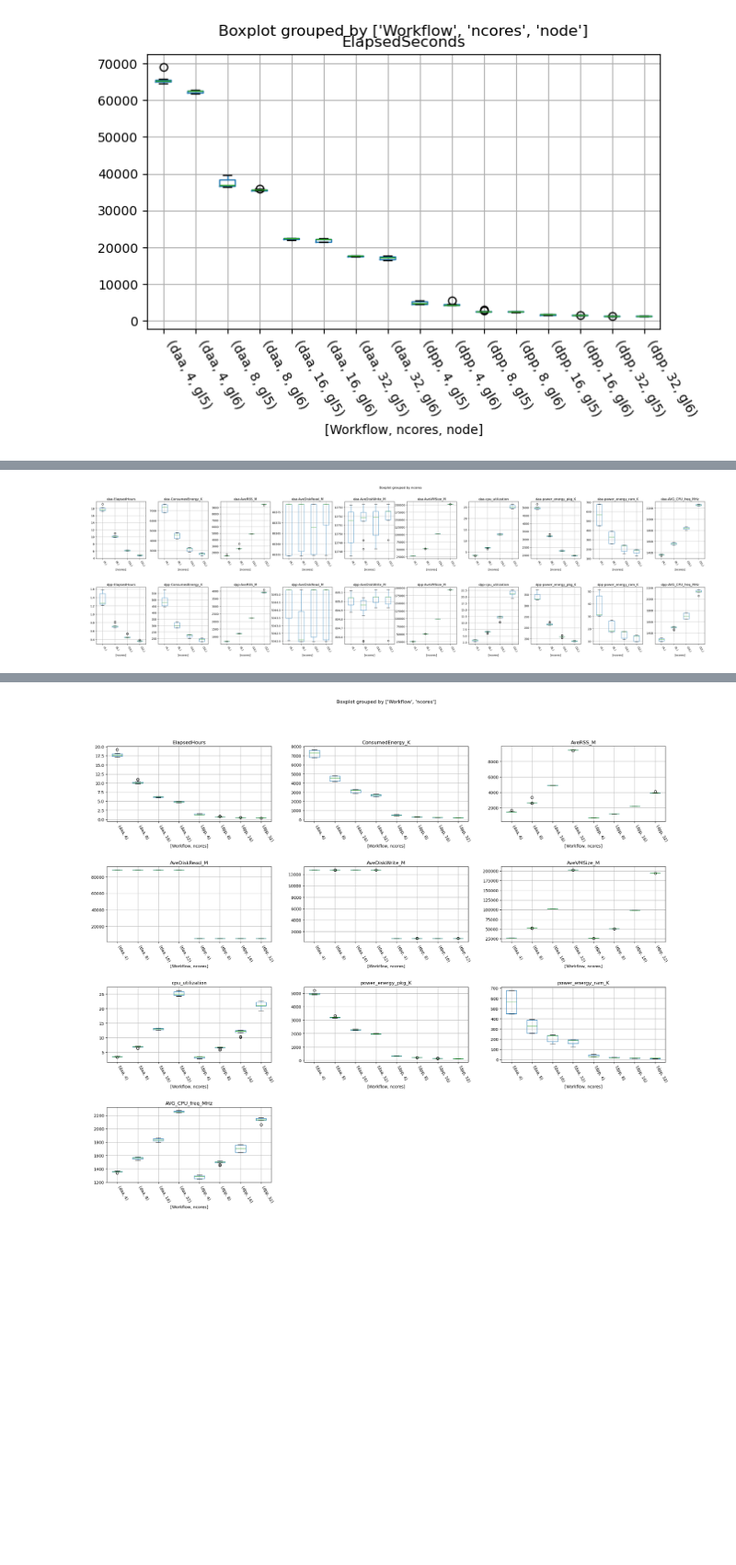
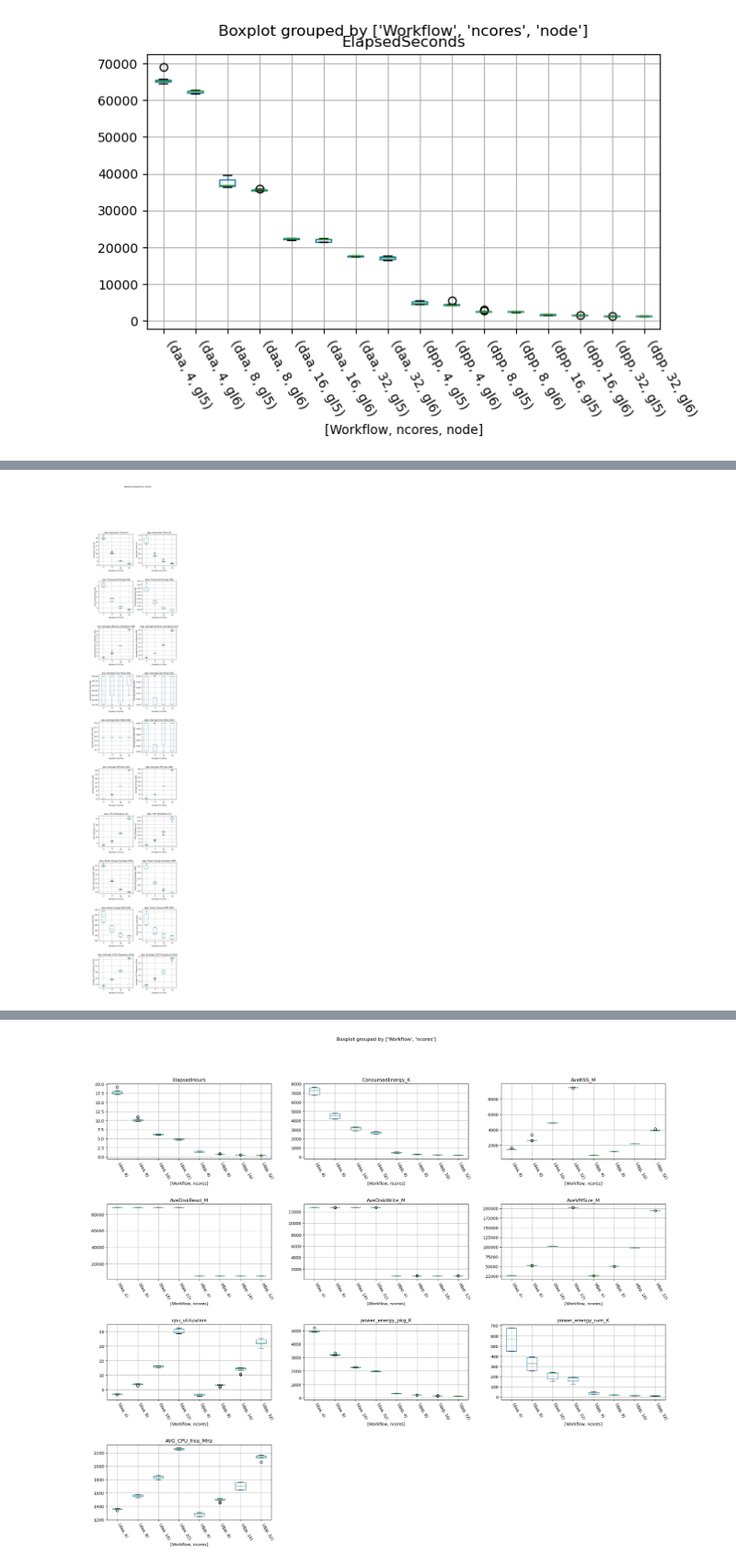
Before and after one commit to dmitrijs-voronovs/haddock-energy-consumption-optimization, a Jupyter notebook: data_analysis/OverallAnalysis.ipynb, the cells around one changed output, grey strips where cells are left out. Shown at 92% size. Drawn from its saved outputs; the diff is of its cells as text; code cells hidden in the pictures; blank space fills up the shorter version.

Commit message:
Update code for plotting

```diff
--- a/data_analysis/OverallAnalysis.ipynb
+++ b/data_analysis/OverallAnalysis.ipynb
@@ -87,11 +88,12 @@ def extract_params_from_local_file_name(dat):
 
 def append_job_data_columns(dat):
     for column in ['ConsumedEnergy', 'AveRSS', 'AveDiskRead', 'AveDiskWrite', 'AveVMSize', 'power_energy_pkg',
-                   'power_energy_ram', 'AVG_CPU_freq_MHz_K']:
+                   'power_energy_ram', 'AVG_CPU_freq_MHz']:
         dat[column] = dat[column].apply(convert_to_numeric)
-        dat[f"{column}_K"] = dat[column] / 1000
-        dat[f"{column}_M"] = dat[column] / 1_000_000
-        dat[f"{column}_G"] = dat[column] / 1_000_000_000
+        # ROUND IT TO 2 DECIMALS AFTER COMMA
+        dat[f"{column}_K"] = round(dat[column] / 1000, 2)
+        dat[f"{column}_M"] = round(dat[column] / 1_000_000, 2)
+        dat[f"{column}_G"] = round(dat[column] / 1_000_000_000, 2)
     dat['ElapsedSeconds'] = dat.Elapsed.apply(convert_elapsed_time)
     dat['ElapsedMinutes'] = dat.ElapsedSeconds / 60
     dat['ElapsedHours'] = dat.ElapsedMinutes / 60
@@ -407,21 +456,31 @@ fig.savefig('boxplot-overview-by-workflows.png')
 # %%
 # draw two plots based on workflow containing multiple boxplots with data_for_analysis distribution curve for each (ncores,node) agains ConsumedEnergy, then 2 plots agains AveRSS, AveDiskRead, AveDiskWrite, AveVMSize. Add titles to plots with workflow name. Make sure that it is one big plot that contains all the subplots.
 columns_to_plot = ['ElapsedHours', 'ConsumedEnergy_M', 'AveRSS_G', 'AveDiskRead_G', 'AveDiskWrite_G', 'AveVMSize_G',
                    'cpu_utilization', 'power_energy_pkg_M', 'power_energy_ram_K', 'AVG_CPU_freq_MHz_K']
 nrows = 2
 ncols = len(columns_to_plot)
+nrows, ncols = ncols, nrows
 fig, ax = plt.subplots(nrows=nrows, ncols=ncols, figsize=(ncols * 4, nrows * 5))
-for j, workflow in enumerate(data_for_analysis.Workflow.unique()):
-    for i, column in enumerate(columns_to_plot):
+for jj, workflow in enumerate(data_for_analysis.Workflow.unique()):
+    for ii, column in enumerate(columns_to_plot):
+        j, i = ii, jj
         data_for_analysis[data_for_analysis.Workflow == workflow].dropna(subset=column).boxplot(column=column,
                                                                                                 by=['ncores'],
                                                                                                 ax=ax[j, i])
-        ax[j, i].set_title(f"{workflow}-{column}")
-        ax[j, i].set_xticklabels(ax[j, i].get_xticklabels(), rotation=-60, ha="left")
+        ax[j, i].set_xlabel("Number of vCPUs")
+        ax[j, i].set_ylabel(title_map[column])
+        ax[j, i].set_title(f"{workflow}: {title_map[column]}")
+        # ax[j, i].set_xticklabels(ax[j, i].get_xticklabels(), rotation=-60, ha="left")
+        x_ticklabels = []
+        for xlab in ax[j, i].get_xticklabels():
+            text = (re.search(r"\((\d+).+", xlab.get_text()).group(1))
+            x, y = xlab.get_position()
+            x_ticklabels.append(Text(x, y, text=text))
+        ax[j, i].set_xticklabels(x_ticklabels, rotation=-60, ha="center")
         # next to every boxplot box show data_for_analysis distribution
 
 fig.subplots_adjust(hspace=0.5, wspace=0.25)
 
-fig.savefig('boxplot-overview-by-workflows.no-nodes.png')
+fig.savefig('boxplot-overview-by-workflows.no-nodes.vert.png')
 # %% [output]
-[figure, old version]
+[figure, new version]
```
Also changed, not shown: parts of 5 cells of this notebook, 6 other files.
